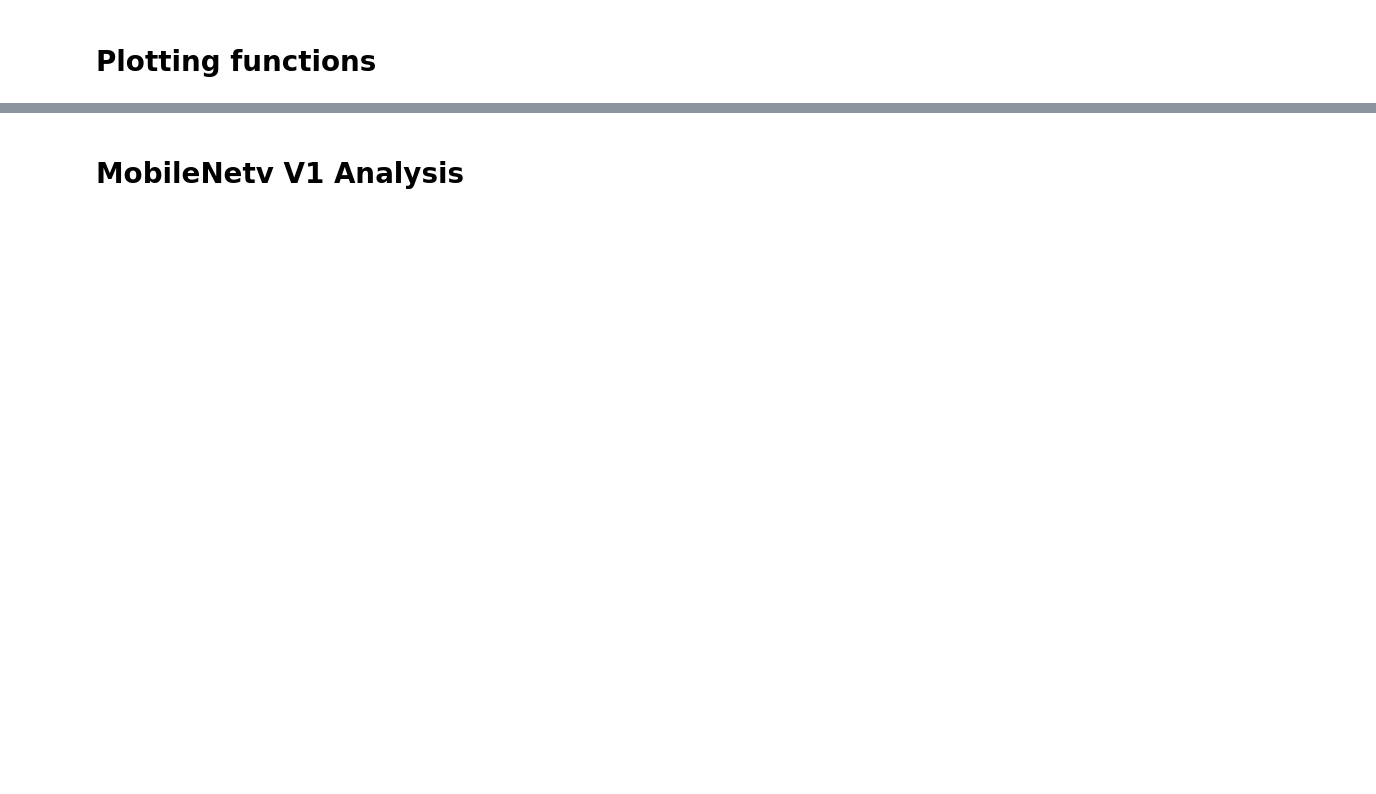
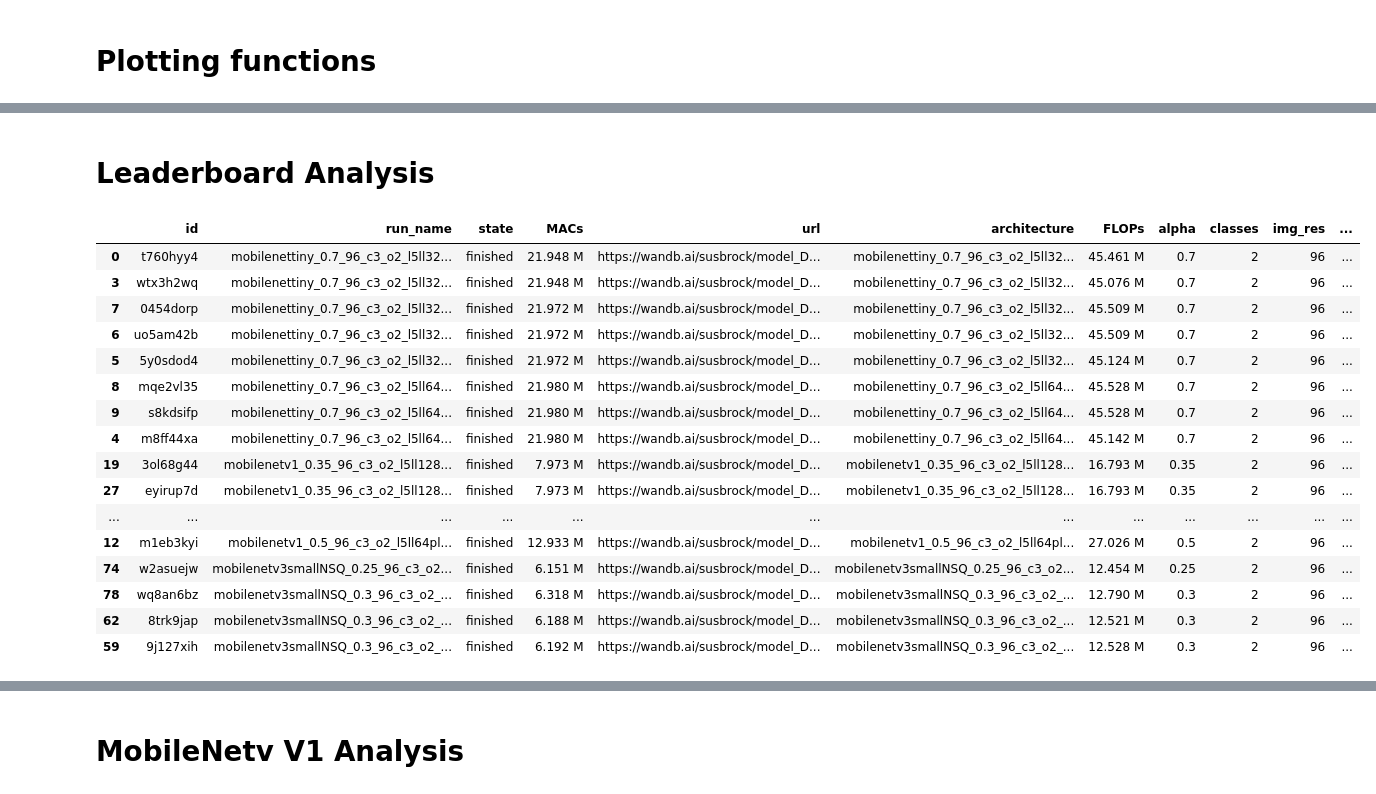
Before and after one commit to subrockmann/tiny_cnn, a Jupyter notebook: Model comparison.ipynb, the cells around one changed output, grey strips where cells are left out. Saved outputs shown, nothing was run; the diff lists cells and outputs as text; code cells hidden in the pictures; blank space fills up the shorter version.

Commit message:
feat: added leaderboard visualizations

```diff
--- a/Model comparison.ipynb
+++ b/Model comparison.ipynb
@@ -194,0 +528,29 @@ def create_size_df_long(df):
+# %% [markdown]
+# Leaderboard Analysis
+# %%
+df_top = df[df["fit"]==True].copy()
+#df_top
+# %%
+leaderboard = df_top.nlargest(20,'test_accuracy').copy()
+leaderboard.sort_values("architecture", axis=0, inplace=True, key=lambda col: col.str.lower())
+# max_accuracy = leaderboard.test_accuracy.max()
+# leaderboard["leader"] = leaderboard.test_accuracy = max_accuracy
+leaderboard
+# %% [output]
+|  | id | run_name | state | MACs | url | architecture | FLOPs | alpha | classes | img_res | ... |
+| 0 | t760hyy4 | mobilenettiny_0.7_96_c3_o2_l5ll32... | finished | 21.948 M | https://wandb.ai/susbrock/model_D... | mobilenettiny_0.7_96_c3_o2_l5ll32... | 45.461 M | 0.7 | 2 | 96 | ... |
+| 3 | wtx3h2wq | mobilenettiny_0.7_96_c3_o2_l5ll32... | finished | 21.948 M | https://wandb.ai/susbrock/model_D... | mobilenettiny_0.7_96_c3_o2_l5ll32... | 45.076 M | 0.7 | 2 | 96 | ... |
+| 7 | 0454dorp | mobilenettiny_0.7_96_c3_o2_l5ll32... | finished | 21.972 M | https://wandb.ai/susbrock/model_D... | mobilenettiny_0.7_96_c3_o2_l5ll32... | 45.509 M | 0.7 | 2 | 96 | ... |
+| 6 | uo5am42b | mobilenettiny_0.7_96_c3_o2_l5ll32... | finished | 21.972 M | https://wandb.ai/susbrock/model_D... | mobilenettiny_0.7_96_c3_o2_l5ll32... | 45.509 M | 0.7 | 2 | 96 | ... |
+| 5 | 5y0sdod4 | mobilenettiny_0.7_96_c3_o2_l5ll32... | finished | 21.972 M | https://wandb.ai/susbrock/model_D... | mobilenettiny_0.7_96_c3_o2_l5ll32... | 45.124 M | 0.7 | 2 | 96 | ... |
+| 8 | mqe2vl35 | mobilenettiny_0.7_96_c3_o2_l5ll64... | finished | 21.980 M | https://wandb.ai/susbrock/model_D... | mobilenettiny_0.7_96_c3_o2_l5ll64... | 45.528 M | 0.7 | 2 | 96 | ... |
+| 9 | s8kdsifp | mobilenettiny_0.7_96_c3_o2_l5ll64... | finished | 21.980 M | https://wandb.ai/susbrock/model_D... | mobilenettiny_0.7_96_c3_o2_l5ll64... | 45.528 M | 0.7 | 2 | 96 | ... |
+| 4 | m8ff44xa | mobilenettiny_0.7_96_c3_o2_l5ll64... | finished | 21.980 M | https://wandb.ai/susbrock/model_D... | mobilenettiny_0.7_96_c3_o2_l5ll64... | 45.142 M | 0.7 | 2 | 96 | ... |
+| 19 | 3ol68g44 | mobilenetv1_0.35_96_c3_o2_l5ll128... | finished | 7.973 M | https://wandb.ai/susbrock/model_D... | mobilenetv1_0.35_96_c3_o2_l5ll128... | 16.793 M | 0.35 | 2 | 96 | ... |
+| 27 | eyirup7d | mobilenetv1_0.35_96_c3_o2_l5ll128... | finished | 7.973 M | https://wandb.ai/susbrock/model_D... | mobilenetv1_0.35_96_c3_o2_l5ll128... | 16.793 M | 0.35 | 2 | 96 | ... |
+| ... | ... | ... | ... | ... | ... | ... | ... | ... | ... | ... | ... |
+| 12 | m1eb3kyi | mobilenetv1_0.5_96_c3_o2_l5ll64pl... | finished | 12.933 M | https://wandb.ai/susbrock/model_D... | mobilenetv1_0.5_96_c3_o2_l5ll64pl... | 27.026 M | 0.5 | 2 | 96 | ... |
+| 74 | w2asuejw | mobilenetv3smallNSQ_0.25_96_c3_o2... | finished | 6.151 M | https://wandb.ai/susbrock/model_D... | mobilenetv3smallNSQ_0.25_96_c3_o2... | 12.454 M | 0.25 | 2 | 96 | ... |
+| 78 | wq8an6bz | mobilenetv3smallNSQ_0.3_96_c3_o2_... | finished | 6.318 M | https://wandb.ai/susbrock/model_D... | mobilenetv3smallNSQ_0.3_96_c3_o2_... | 12.790 M | 0.3 | 2 | 96 | ... |
+| 62 | 8trk9jap | mobilenetv3smallNSQ_0.3_96_c3_o2_... | finished | 6.188 M | https://wandb.ai/susbrock/model_D... | mobilenetv3smallNSQ_0.3_96_c3_o2_... | 12.521 M | 0.3 | 2 | 96 | ... |
+| 59 | 9j127xih | mobilenetv3smallNSQ_0.3_96_c3_o2_... | finished | 6.192 M | https://wandb.ai/susbrock/model_D... | mobilenetv3smallNSQ_0.3_96_c3_o2_... | 12.528 M | 0.3 | 2 | 96 | ... |
```
Also changed, not shown: parts of 90 cells of this notebook.
